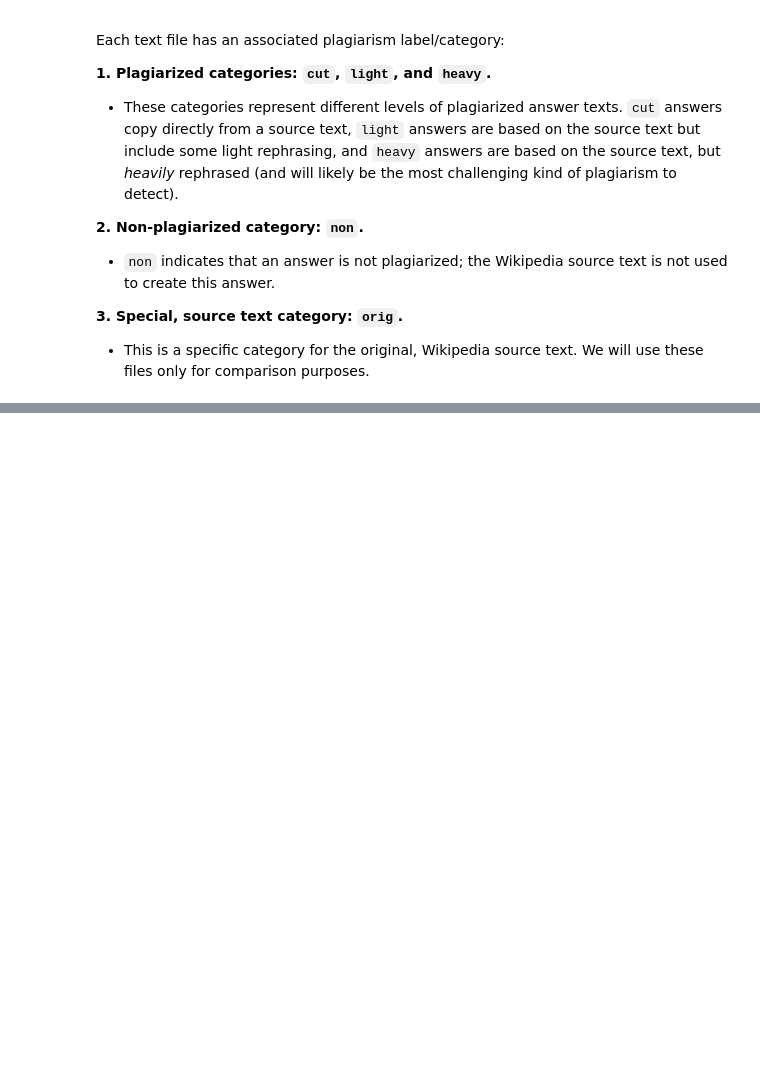
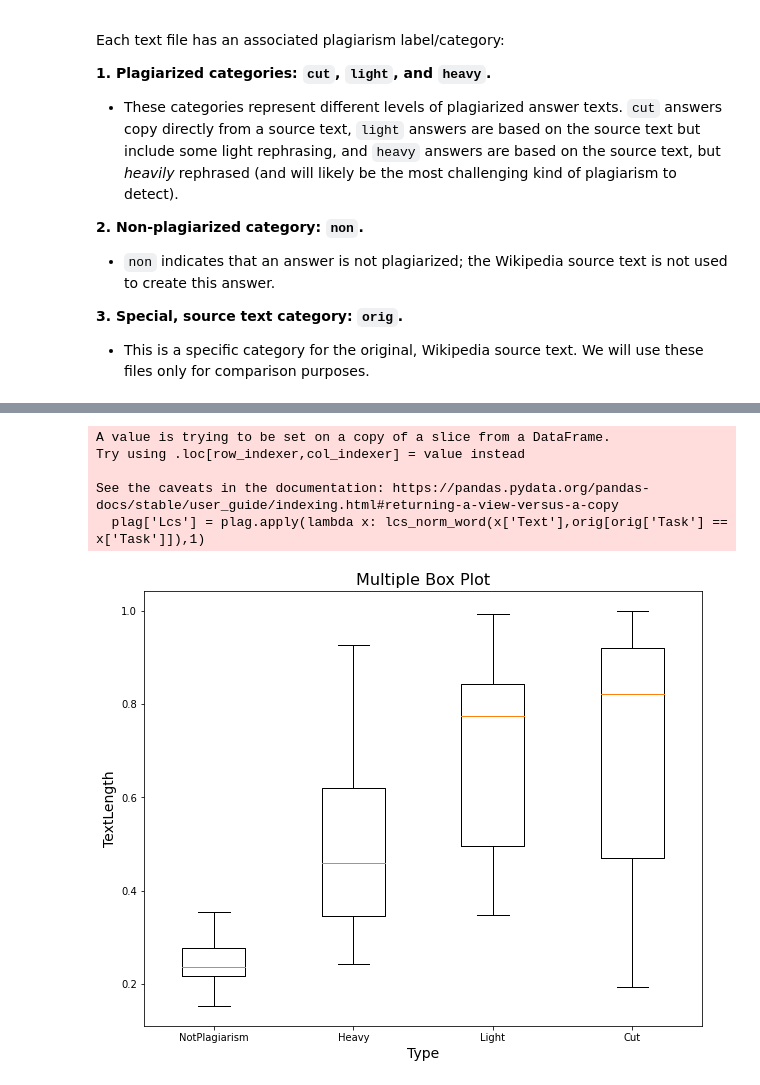
Before and after one commit to alessandroNarcisi96/PlagiarismDetector, a Jupyter notebook: project.ipynb, the cells around one changed output, grey strips where cells are left out. Saved outputs shown, nothing was run; the diff lists cells and outputs as text; code cells hidden in the pictures; blank space fills up the shorter version.

```diff
--- a/project.ipynb
+++ b/project.ipynb
@@ -87,0 +128,67 @@ KeyboardInterrupt
+# %%
+def lcs_norm_word(textPlag,orig):
+    '''Computes the longest common subsequence of words in two texts; returns a normalized value.
+       :param answer_text: The pre-processed text for an answer text
+       :param source_text: The pre-processed text for an answer's associated source text
+       :return: A normalized LCS value'''
+
+   #Create the matrix with an extra row based on source_text and an extra col based on answer_text
+    textOrig = orig.iloc[0].Text
+
+    answerWords = textPlag.split()
+    sourceWords = textOrig.split()
+    rowNum = len(answerWords) + 1
+    colNum = len(sourceWords) + 1
+    zeors_array = np.zeros( (colNum ,rowNum ),dtype=object )
+
+
+    for i,let in enumerate(answerWords):
+        zeors_array[0][i+1] = answerWords[i]
+
+    for i,let in enumerate(sourceWords):
+        zeors_array[i+1][0] = sourceWords[i]
+
+    for i,col in enumerate(sourceWords):
+        for j,row in enumerate(answerWords):
+            if (row == col):
+                if (j > 0):
+                    if (i > 0):
+                        zeors_array[i+1][j+1] = zeors_array[i][j] + 1
+                    else:
+                        zeors_array[i+1][j+1] = zeors_array[i+1][j] + 1
+                else:
+                    zeors_array[i+1][j+1]  = 1
+            else:
+                if (j > 0):
+                    if (i > 0):
+                        zeors_array[i+1][j+1] =  zeors_array[i][j+1] if(  zeors_array[i][j+1] >  zeors_array[i+1][j]) else zeors_array[i+1][j]
+                    else:
+                        zeors_array[i+1][j+1] = zeors_array[i+1][j]
+
+
+    return  zeors_array [colNum-1][rowNum-1] / len(answerWords)
+
+
+plag['Lcs'] = plag.apply(lambda x: lcs_norm_word(x['Text'],orig[orig['Task'] == x['Task']]),1)
+notPlag = plag[plag['Category']==0]
+heavy = plag[plag['Category']==1]
+light = plag[plag['Category']==2]
+cut = plag[plag['Category']==3]
+
+data = [notPlag.Lcs,heavy.Lcs,light.Lcs,cut.Lcs]
+labels = ['NotPlagiarism','Heavy','Light','Cut']
+
+plt.figure(figsize=(10, 8))
+plt.boxplot(data, labels=labels)
+plt.title("Multiple Box Plot", fontsize=16)
+plt.xlabel("Type", fontsize=14)
+plt.ylabel("TextLength", fontsize=14)
+plt.savefig("box_mat6")
+plt.show()
+# %% [output]
+A value is trying to be set on a copy of a slice from a DataFrame.
+Try using .loc[row_indexer,col_indexer] = value instead
+
+See the caveats in the documentation: https://pandas.pydata.org/pandas-docs/stable/user_guide/indexing.html#returning-a-view-versus-a-copy
+  plag['Lcs'] = plag.apply(lambda x: lcs_norm_word(x['Text'],orig[orig['Task'] == x['Task']]),1)
+[figure, added]
```
Also changed, not shown: parts of 17 cells of this notebook.
